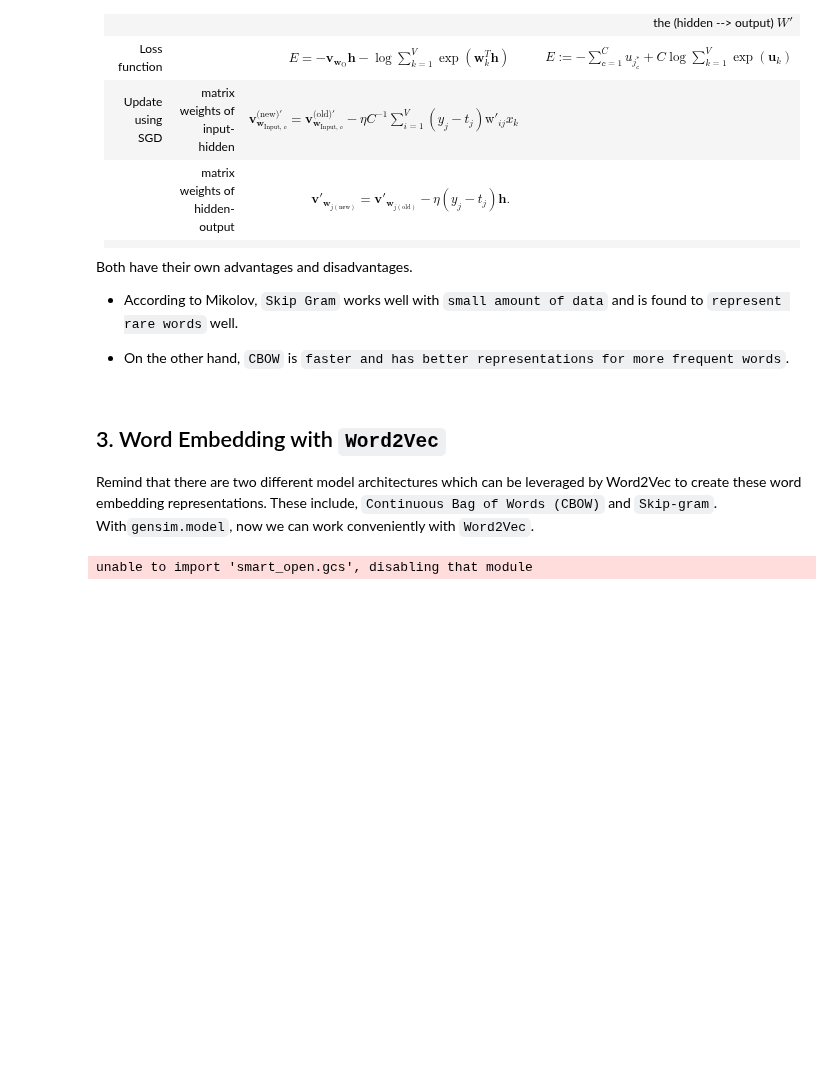
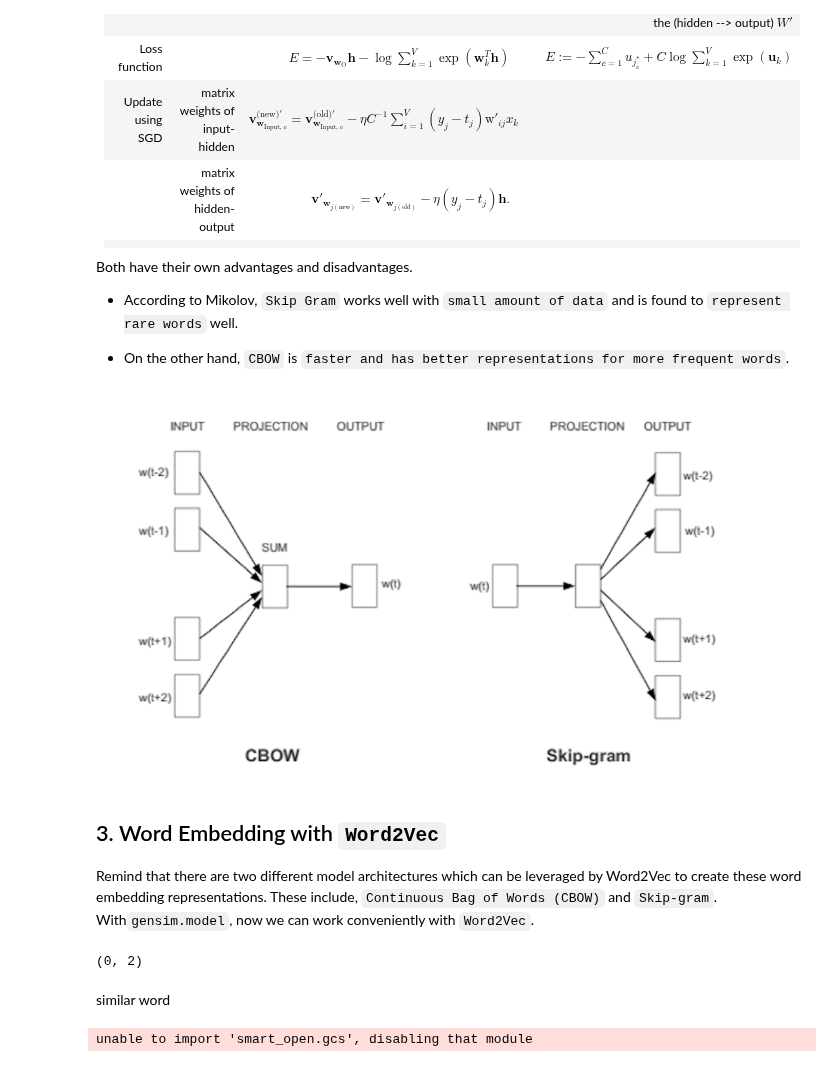
Before and after one commit to NhanDoV/Lectures_notes-teaching-in-VN-, a Jupyter notebook: Statistics/NLP/Embedding.ipynb, the cells around one changed output. Drawn from its saved outputs; the diff is of its cells as text; code cells hidden in the pictures; blank space fills up the shorter version.

```diff
--- a/Statistics/NLP/Embedding.ipynb
+++ b/Statistics/NLP/Embedding.ipynb
@@ -1100,6 +1109,10 @@ Both have their own advantages and disadvantages.
 - According to Mikolov, `Skip Gram` works well with `small amount of data` and is found to `represent rare words` well.
 
 - On the other hand, `CBOW` is `faster and has better representations for more frequent words`.
+# %%
+display(Image(r"C:\Users\Admin\Desktop\Nhan_pro\Data\word2vec.png", width=650, unconfined=True))
+# %% [output]
+[figure, added]
 # %% [markdown]
 ## 3. Word Embedding with `Word2Vec`
 Remind that there are two different model architectures which can be leveraged by Word2Vec to create these word embedding representations. These include, `Continuous Bag of Words (CBOW)` and `Skip-gram`. With`gensim.model`, now we can work conveniently with `Word2Vec`.
@@ -1109,3 +1119,19 @@ tsne_model = TSNE(n_components=2, verbose=1, random_state=7, angle=.99, init='pc
+# %%
+from gensim.test.utils import common_texts, get_tmpfile
+path = get_tmpfile("word2vec.model")
+
+## The training is streamed, meaning sentences can be a generator, reading input data from disk on-the-fly,
+## without loading the entire corpus into RAM.
+model = Word2Vec(common_texts, size=100, window=5, min_count=1, workers=4)
+model.save("word2vec.model")
+
+## load
+model = Word2Vec.load("word2vec.model")
+model.train([["hello", "world"]], total_examples=1, epochs=1)
+# %% [output]
+(0, 2)
+# %% [markdown]
+similar word
 # %%
 import gensim
 from gensim.models import Word2Vec
```
Also changed, not shown: parts of 9 cells of this notebook.
